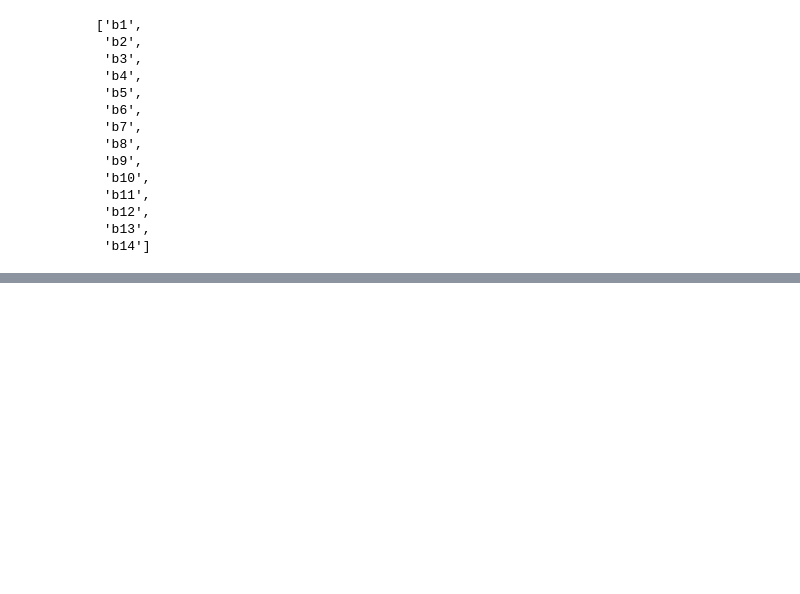
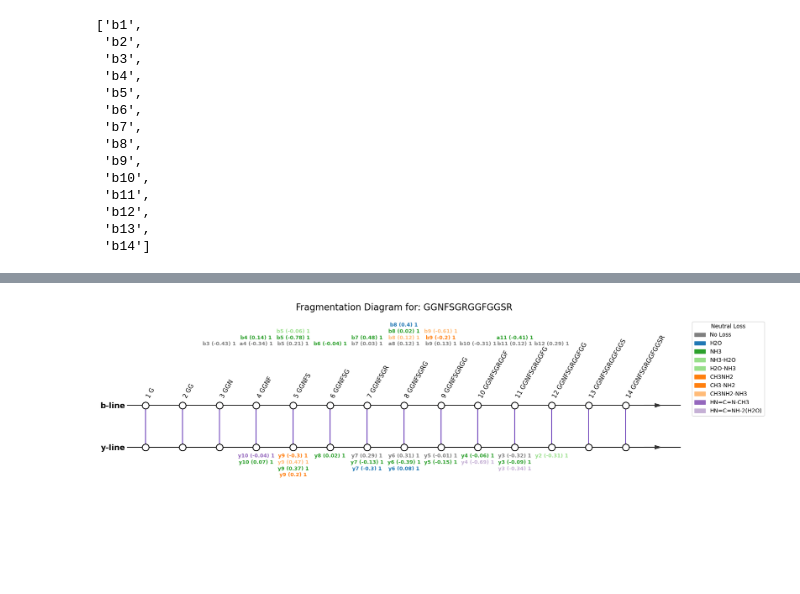
Before and after one commit to Kevinxsn/2D_spec_dict, a Jupyter notebook: notebook.ipynb, the cells around one changed output, grey strips where cells are left out. Cells and saved outputs as stored; diff of their text form; code cells hidden in the pictures; blank space fills up the shorter version.

```diff
--- a/notebook.ipynb
+++ b/notebook.ipynb
@@ -621,0 +1357,29 @@ df
+# %%
+num = 1
+the_list = []
+the_y_list = []
+data_loc = f'data/data{num}.txt'
+
+with open(data_loc, "r", encoding="utf-8") as f:
+    lines = [ln.rstrip("\n") for ln in f if ln.strip()]
+peptide_header = lines[0]
+peptide_header
+the_df = pd.read_csv(f'data/data_table/data_sheet{num}.csv')
+df_x = ion_data_organizer_d(the_df, peptide_header)
+df_y = ion_data_organizer_y(the_df, peptide_header)
+# %%
+neutral_loss_colors = {
+    'No Loss': '#7f7f7f',        # neutral gray
+    'H2O': '#1f77b4',            # blue (water)
+    '2(H2O)': '#aec7e8',         # lighter blue (double water)
+    'NH3': '#2ca02c',            # green (ammonia)
+    'NH3-H2O': '#98df8a',        # lighter green (mixed loss)
+    'H2O-NH3': '#98df8a',        # same as above for symmetry
+    'CH3NH2': '#ff7f0e',         # orange (methylamine)
+    'CH3-NH2': '#ff7f0e',        # same as above (alternate notation)
+    'CH3NH2-NH3': '#ffbb78',     # light orange (combined loss)
+    'HCOH-H2O': '#8c564b',       # brown (formaldehyde + water)
+    'HN=C=N-CH3': '#9467bd',     # purple (complex nitrogen loss)
+    'HN=C=NH-2(H2O)': '#c5b0d5', # light lavender (related nitrogen loss)
+    'G': '#17becf'               # cyan (internal acid or glycine fragment)
+}
@@ -621,0 +1449,9 @@ df
+# %%
+#create_annotation_list_from_df()
+the_length = len(peptide.Pep(peptide_header).AA_array)
+b_list = create_annotation_list_from_df(df_x, the_length, neutral_loss_colors)
+y_list = create_annotation_list_from_df(df_y, the_length, neutral_loss_colors)
+# %%
+plot_peptide_fragmentation(peptide.Pep(peptide_header).seq, annotations=b_list, y_line_annotations = y_list, color_map=neutral_loss_colors)
+# %% [output]
+[figure, added]
```
Also changed, not shown: parts of 21 cells of this notebook, 26 other files.
